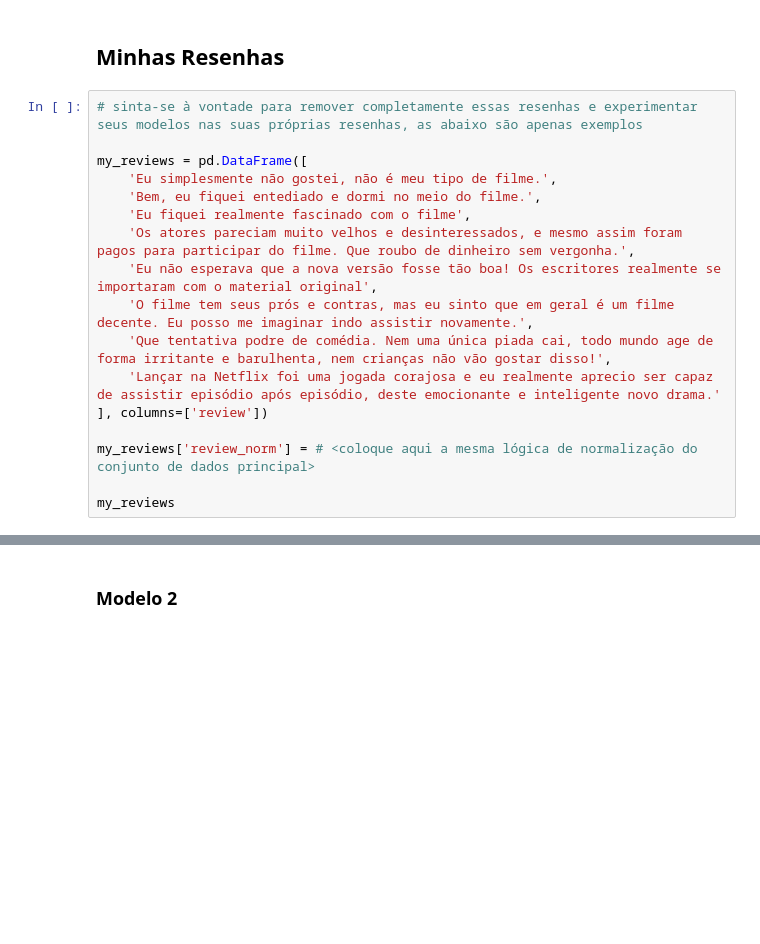
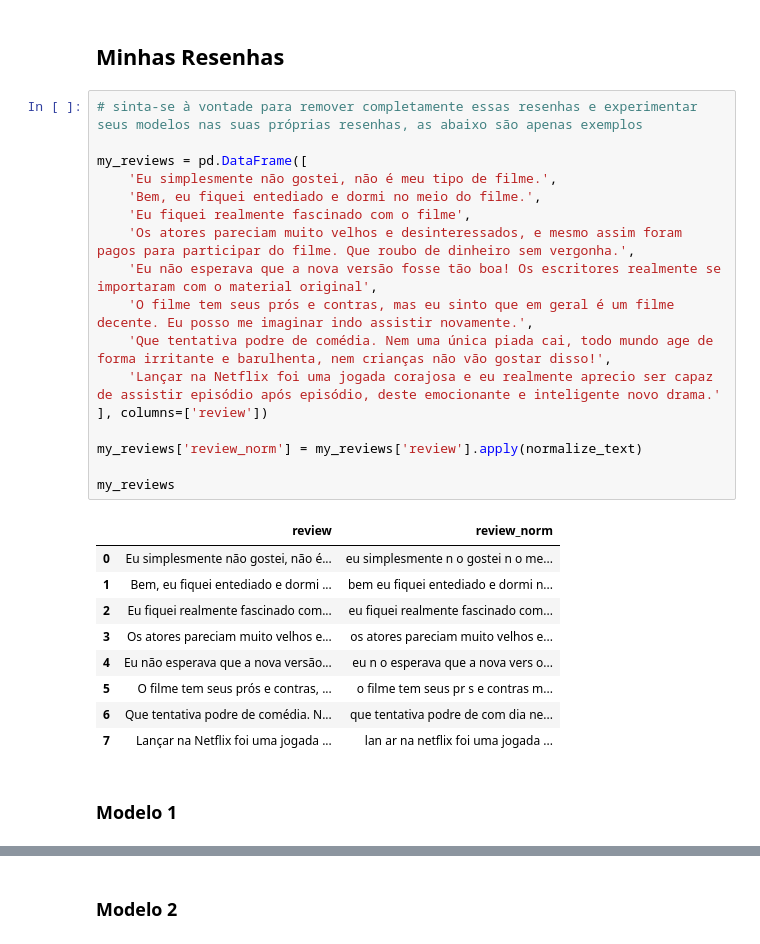
Before and after one commit to Angelaidt/Sprint-14-Film-Junky-Union, a Jupyter notebook: notebook_sprint_14.ipynb, the cells around one changed output, grey strips where cells are left out. Drawn from its saved outputs; the diff is of its cells as text; blank space fills up the shorter version.

```diff
--- a/notebook_sprint_14.ipynb
+++ b/notebook_sprint_14.ipynb
@@ -562,17 +648,29 @@ print(train_target.shape)
 # %%
 # sinta-se à vontade para remover completamente essas resenhas e experimentar seus modelos nas suas próprias resenhas, as abaixo são apenas exemplos
 
 my_reviews = pd.DataFrame([
     'Eu simplesmente não gostei, não é meu tipo de filme.',
     'Bem, eu fiquei entediado e dormi no meio do filme.',
     'Eu fiquei realmente fascinado com o filme',
     'Os atores pareciam muito velhos e desinteressados, e mesmo assim foram pagos para participar do filme. Que roubo de dinheiro sem vergonha.',
     'Eu não esperava que a nova versão fosse tão boa! Os escritores realmente se importaram com o material original',
     'O filme tem seus prós e contras, mas eu sinto que em geral é um filme decente. Eu posso me imaginar indo assistir novamente.',
     'Que tentativa podre de comédia. Nem uma única piada cai, todo mundo age de forma irritante e barulhenta, nem crianças não vão gostar disso!',
     'Lançar na Netflix foi uma jogada corajosa e eu realmente aprecio ser capaz de assistir episódio após episódio, deste emocionante e inteligente novo drama.'
 ], columns=['review'])
 
-my_reviews['review_norm'] = # <coloque aqui a mesma lógica de normalização do conjunto de dados principal>
+my_reviews['review_norm'] = my_reviews['review'].apply(normalize_text)
 
 my_reviews
+# %% [output]
+|  | review | review_norm |
+| 0 | Eu simplesmente não gostei, não é... | eu simplesmente n o gostei n o me... |
+| 1 | Bem, eu fiquei entediado e dormi ... | bem eu fiquei entediado e dormi n... |
+| 2 | Eu fiquei realmente fascinado com... | eu fiquei realmente fascinado com... |
+| 3 | Os atores pareciam muito velhos e... | os atores pareciam muito velhos e... |
+| 4 | Eu não esperava que a nova versão... | eu n o esperava que a nova vers o... |
+| 5 | O filme tem seus prós e contras, ... | o filme tem seus pr s e contras m... |
+| 6 | Que tentativa podre de comédia. N... | que tentativa podre de com dia ne... |
+| 7 | Lançar na Netflix foi uma jogada ... | lan ar na netflix foi uma jogada ... |
+# %% [markdown]
+### Modelo 1
```
Also changed, not shown: parts of 24 cells of this notebook.
